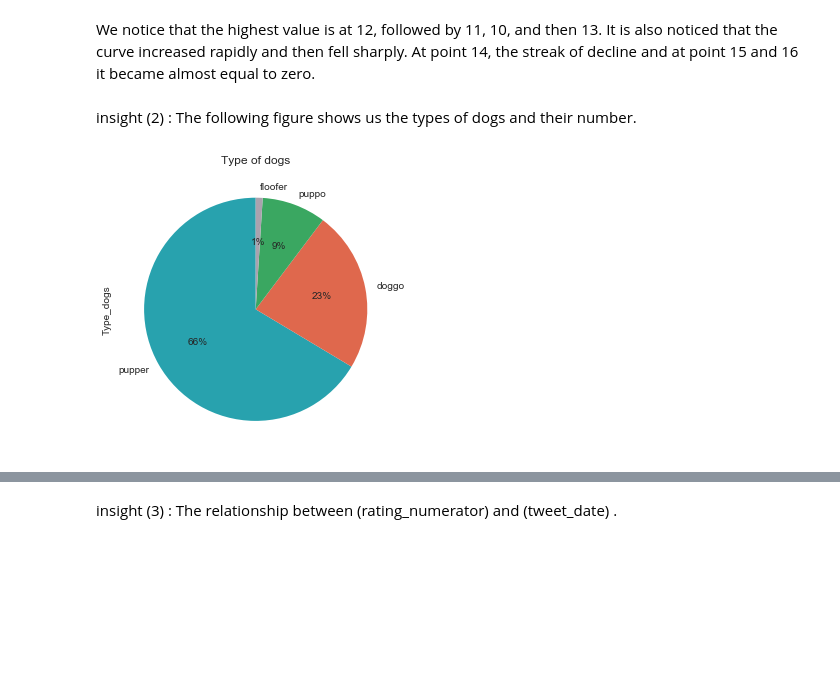
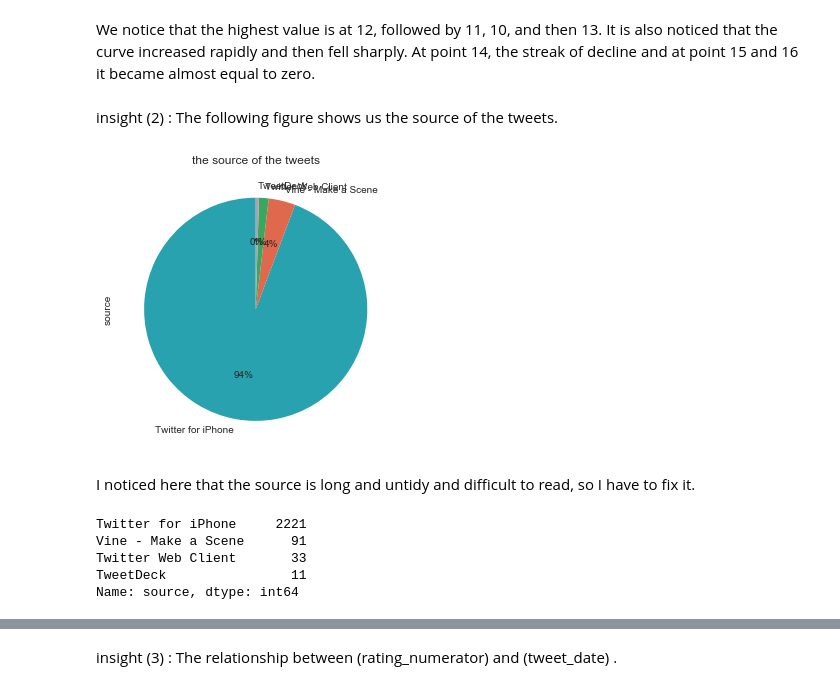
Before and after one commit to ReemShaya/Wrangle-and-Analyze-Data, a Jupyter notebook: wrangle_act.ipynb, the cells around one changed output, grey strips where cells are left out. Saved outputs shown, nothing was run; the diff lists cells and outputs as text; code cells hidden in the pictures; blank space fills up the shorter version.

```diff
--- a/wrangle_act.ipynb
+++ b/wrangle_act.ipynb
@@ -870,13 +872,15 @@ sns.countplot(data=visualization_df, x='rating_numerator')
 # %% [markdown]
 We notice that the highest value is at 12, followed by 11, 10, and then 13. It is also noticed that the curve increased rapidly and then fell sharply. At point 14, the streak of decline and at point 15 and 16 it became almost equal to zero.
 # %% [markdown]
- insight (2) : The following figure shows us the types of dogs and their number.
+ insight (2) : The following figure shows us the source of the tweets.
 # %%
-visualization_df['Type_dogs'].value_counts().sort_values(ascending=False)
+visualization_df['source'].value_counts().sort_values(ascending=False)
 # colors=sns.color_palette('pastel')[0:5]
 colors = ['#28A2AE' , '#DF684D' , '#3AA761' , '#AAA2AE' ]
-visualization_df['Type_dogs'].value_counts()[0:5].sort_values(ascending=False).plot.pie(figsize=(5,6),colors=colors,autopct='%1.0f%%', startangle = 90)
-plt.title('Type of dogs')
+visualization_df['source'].value_counts()[0:5].sort_values(ascending=False).plot.pie(figsize=(5,6),colors=colors,autopct='%1.0f%%', startangle = 90)
+plt.title('the source of the tweets')
 plt.show()
 # %% [output]
-[figure, old version]
+[figure, new version]
+# %% [markdown]
+I noticed here that the source is long and untidy and difficult to read, so I have to fix it.
@@ -882,0 +889,8 @@ plt.show()
+# %%
+visualization_df['source'].value_counts()
+# %% [output]
+Twitter for iPhone     2221
+Vine - Make a Scene      91
+Twitter Web Client       33
+TweetDeck                11
+Name: source, dtype: int64
```
Also changed, not shown: parts of 12 cells of this notebook, 1 other file.
